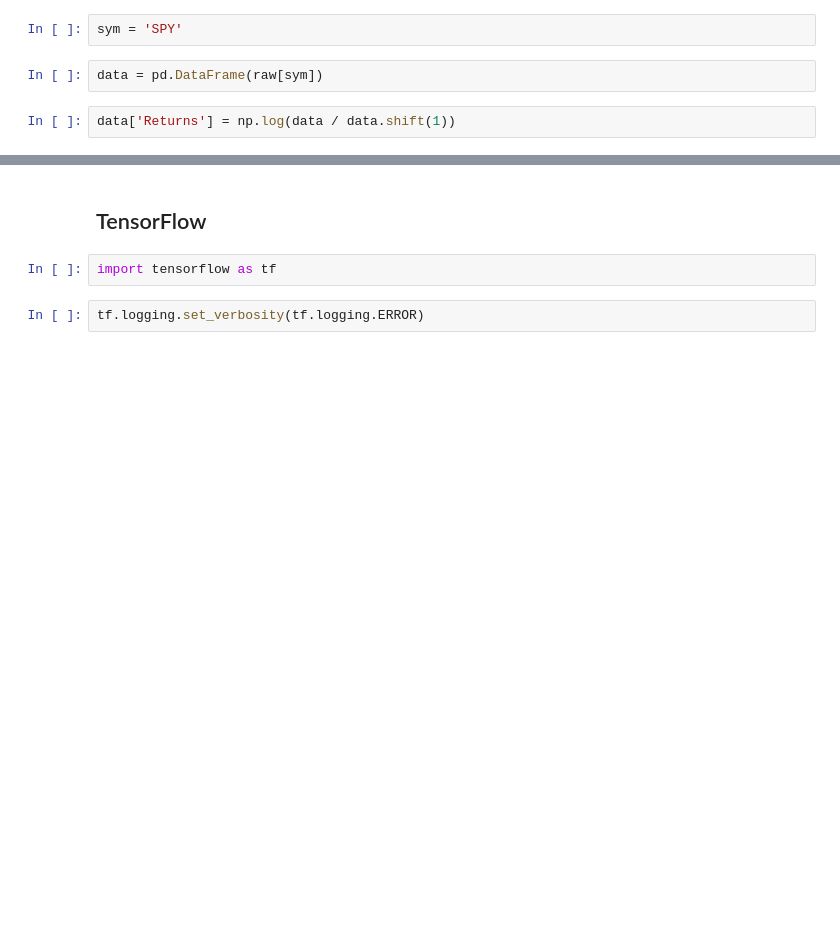
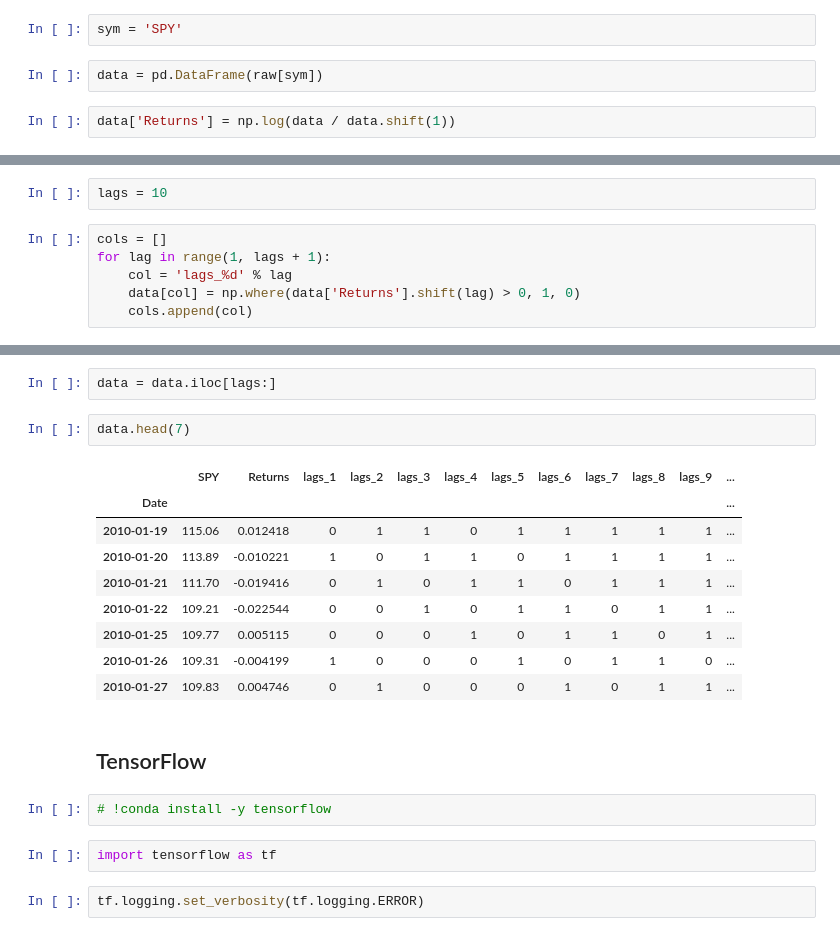
Before and after one commit to chmad/algo_trading_bootcamp_day4, a Jupyter notebook: 03_deep_learning.ipynb, the cells around one changed output, grey strips where cells are left out. Cells and saved outputs as stored; diff of their text form; blank space fills up the shorter version.

```diff
--- a/03_deep_learning.ipynb
+++ b/03_deep_learning.ipynb
@@ -23,0 +26,8 @@ data['Returns'] = np.log(data / data.shift(1))
+# %%
+lags = 10
+# %%
+cols = []
+for lag in range(1, lags + 1):
+    col = 'lags_%d' % lag
+    data[col] = np.where(data['Returns'].shift(lag) > 0, 1, 0)
+    cols.append(col)
@@ -24,5 +47,21 @@ data['Returns'] = np.log(data / data.shift(1))
+# %%
+data = data.iloc[lags:]
+# %%
+data.head(7)
+# %% [output]
+|  | SPY | Returns | lags_1 | lags_2 | lags_3 | lags_4 | lags_5 | lags_6 | lags_7 | lags_8 | lags_9 | ... |
+| Date |  |  |  |  |  |  |  |  |  |  |  | ... |
+| 2010-01-19 | 115.06 | 0.012418 | 0 | 1 | 1 | 0 | 1 | 1 | 1 | 1 | 1 | ... |
+| 2010-01-20 | 113.89 | -0.010221 | 1 | 0 | 1 | 1 | 0 | 1 | 1 | 1 | 1 | ... |
+| 2010-01-21 | 111.70 | -0.019416 | 0 | 1 | 0 | 1 | 1 | 0 | 1 | 1 | 1 | ... |
+| 2010-01-22 | 109.21 | -0.022544 | 0 | 0 | 1 | 0 | 1 | 1 | 0 | 1 | 1 | ... |
+| 2010-01-25 | 109.77 | 0.005115 | 0 | 0 | 0 | 1 | 0 | 1 | 1 | 0 | 1 | ... |
+| 2010-01-26 | 109.31 | -0.004199 | 1 | 0 | 0 | 0 | 1 | 0 | 1 | 1 | 0 | ... |
+| 2010-01-27 | 109.83 | 0.004746 | 0 | 1 | 0 | 0 | 0 | 1 | 0 | 1 | 1 | ... |
 # %% [markdown]
 ## TensorFlow
+# %%
+# !conda install -y tensorflow
 # %%
 import tensorflow as tf
 # %%
```
Also changed, not shown: parts of 22 cells of this notebook, 1 other file.
